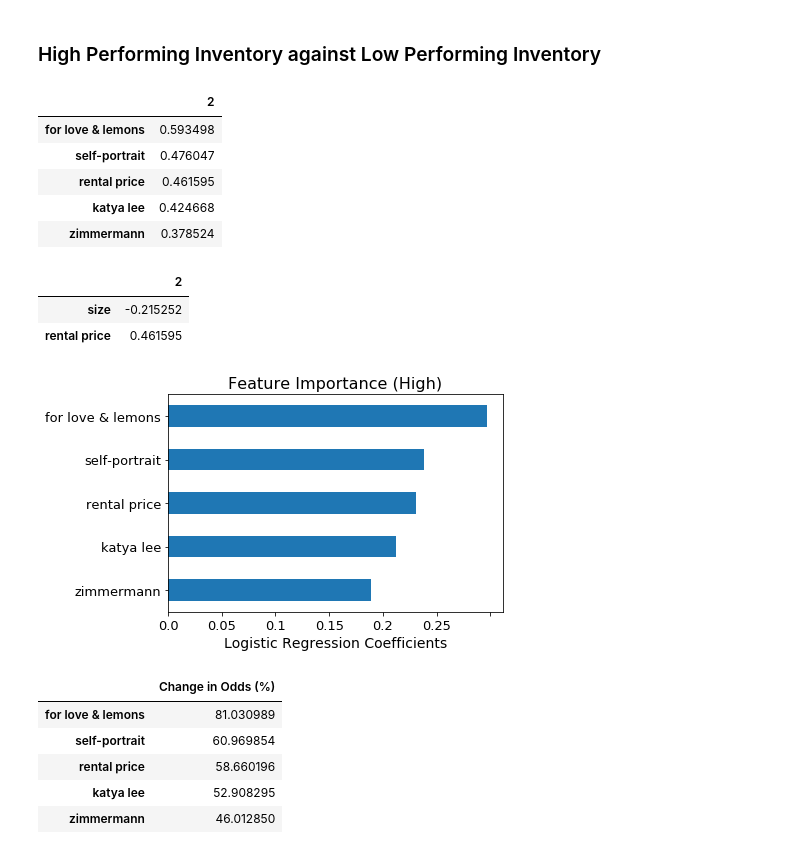
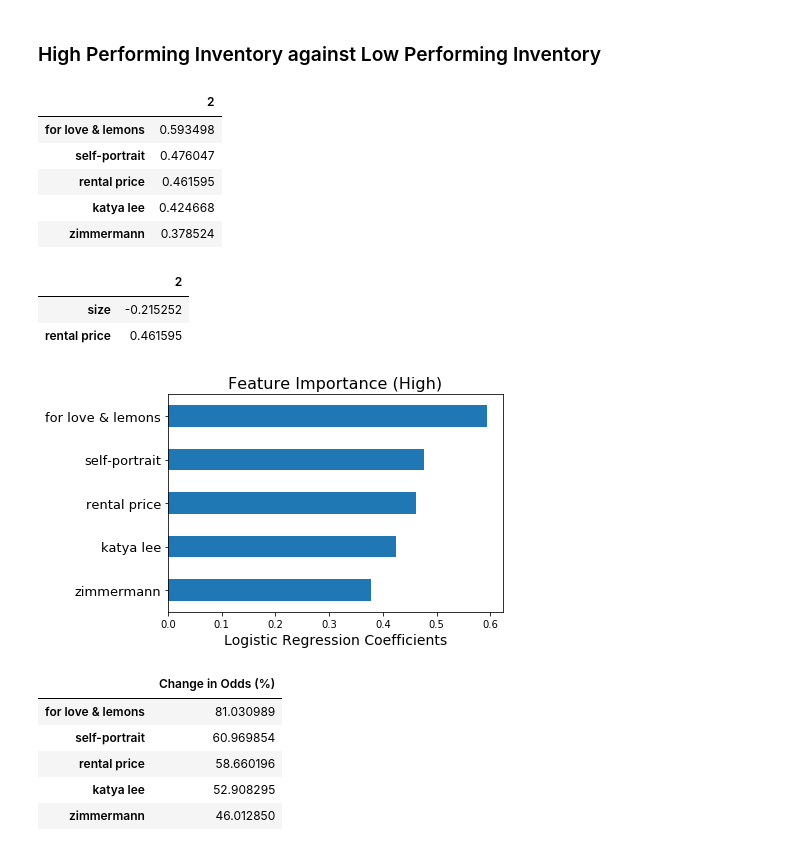
Before and after one commit to ecampana/borrow-my-style, a Jupyter notebook: model-performance.ipynb, the cells around one changed output. Cells and saved outputs as stored; diff of their text form; code cells hidden in the pictures.

```diff
--- a/model-performance.ipynb
+++ b/model-performance.ipynb
@@ -732,36 +732,36 @@ k_class = k_class_log.rename({'brand_for love & lemons': 'for love & lemons',
                               'brand_zimmermann': 'zimmermann',
                               'brand_katya lee': 'katya lee',
                               'rental_price': 'rental price'})
 
 ax = k_class.head(top_n).plot(kind='barh')
 
 plt.title('Feature Importance (High)', fontsize=16)
 
 plt.xlabel('Logistic Regression Coefficients', fontsize=14)
 
 plt.gca().invert_yaxis()
 
-rng = [float(x)/100 for x in range(0, 30, 5)]
+#rng = [float(x)/100 for x in range(0, 600, 1)]
+#ax.set_xticklabels(rng, rotation=0, fontsize=13)
 
-ax.set_xticklabels(rng, rotation=0, fontsize=13)
 ax.set_yticklabels(k_class.index, rotation=0, fontsize=13)
 
 ax.legend_.remove()
 
 display(k_class.head(top_n))
 
 display(k_class.loc[['size', 'rental price'], :])
 # %% [output]
 |  | 2 |
 | for love & lemons | 0.593498 |
 | self-portrait | 0.476047 |
 | rental price | 0.461595 |
 | katya lee | 0.424668 |
 | zimmermann | 0.378524 |
 |  | 2 |
 | size | -0.215252 |
 | rental price | 0.461595 |
-[figure, old version]
+[figure, new version]
 # %%
 # In terms of Percentage change in odds
 
```
Also changed, not shown: parts of 2 cells of this notebook, 7 other files.
